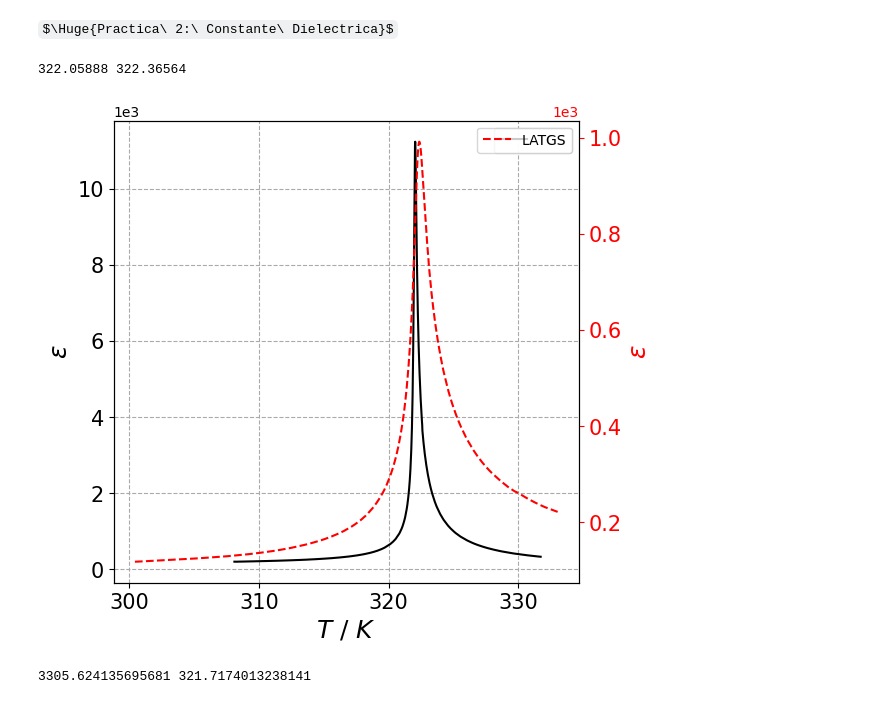
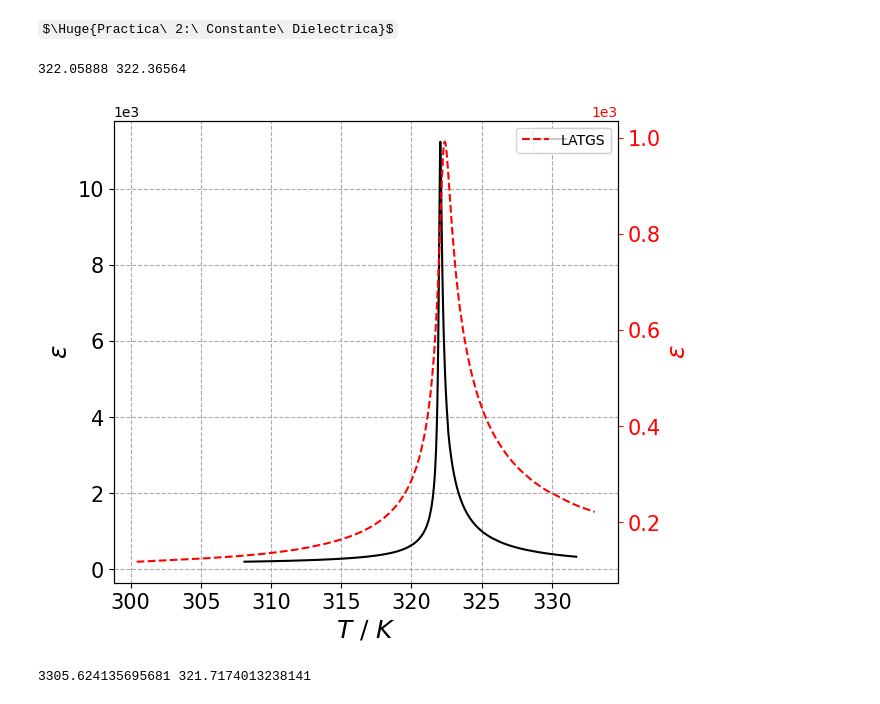
Before and after one commit to albertopeinador/termicas, a Jupyter notebook: lab_termo.ipynb, the cells around one changed output. Cells and saved outputs as stored; diff of their text form; code cells hidden in the pictures; some formulas as TeX source.

```diff
--- a/lab_termo.ipynb
+++ b/lab_termo.ipynb
@@ -298,38 +309,38 @@ d_TGS = 2.1e-3
 S_LATGS = 86e-6
 d_LATGS = 2.2e-3
 
-fig = plt.figure(figsize=(6, 6))
+fig = plt.figure(figsize=(6.5, 6))
 ax = fig.add_subplot(1,1,1)
 ax1 = ax.twinx()
 C_TGS = pd.read_csv('datos_practicas_23_24/cd_tgs.dat', header=None)
 C_LATGS = pd.read_csv('datos_practicas_23_24/cd_latgs.dat', header=None)
 
 e_TGS = C_TGS [1] * d_TGS / e0 / S_TGS
 e_LATGS = C_LATGS [1] * d_LATGS / e0 / S_LATGS
 
 ax.plot(C_TGS[0].loc[:], e_TGS.loc[:], 'k-')
 ax1.plot(C_LATGS[0].loc[:], e_LATGS.loc[:], 'r--')
 
 ax.legend(['TGS'])
 ax1.legend(['LATGS'])
 
 ax1.set_ylabel('$\epsilon$', fontsize = 18, color = 'r')
 ax.set_ylabel('$\epsilon$', fontsize = 18)
 ax.set_xlabel('$T\ /\ K $', fontsize = 18)
 
 ax.grid(linestyle = '--', color = '#aaaaaa')
 
 ax.ticklabel_format(axis= 'y', style = 'sci', scilimits = (3, 3))
 ax1.ticklabel_format(axis= 'y', style = 'sci', scilimits = (3, 3))
 
 ax.tick_params(labelsize=15)
 ax1.tick_params(labelsize=15, color = 'r', labelcolor = 'r')
 print(C_TGS[0].loc[e_TGS.idxmax()], C_LATGS[0].loc[e_LATGS.idxmax()])
 
 fig.savefig('cdie.pdf')
 # %% [output]
 322.05888 322.36564
-[figure, old version]
+[figure, new version]
 # %%
 #   Ley Curie-Weiss
 
```
Also changed, not shown: parts of 3 cells of this notebook, 15 other files.
